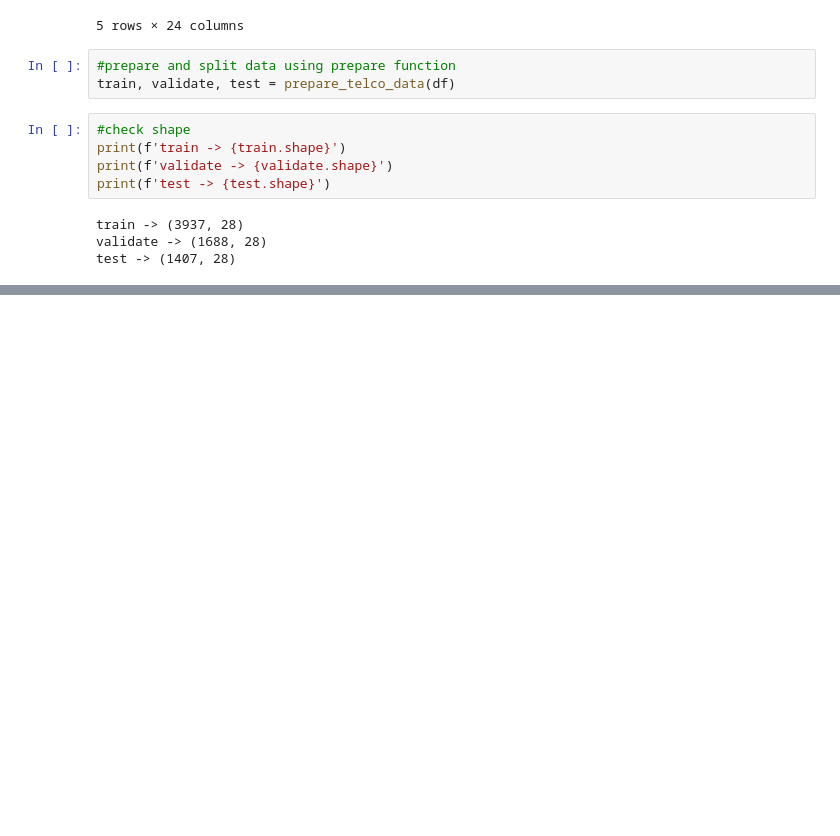
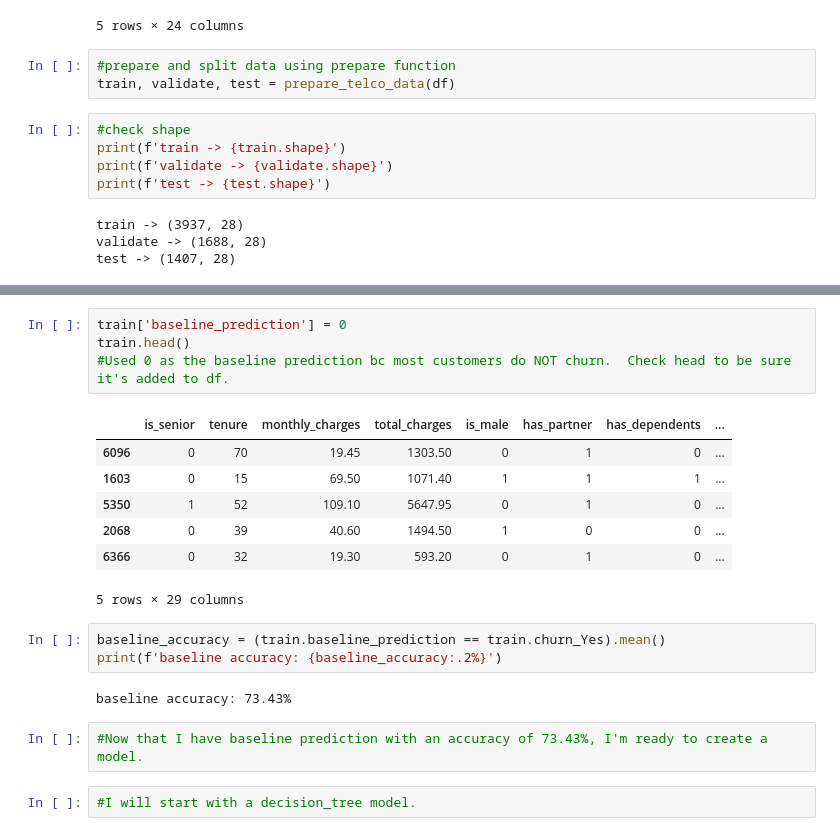
Before and after one commit to Brooke-Holyoak/telco_classification_project, a Jupyter notebook: Telco_scratch2.ipynb, the cells around one changed output, grey strips where cells are left out. Cells and saved outputs as stored; diff of their text form; blank space fills up the shorter version.

```diff
--- a/Telco_scratch2.ipynb
+++ b/Telco_scratch2.ipynb
@@ -48,0 +349,21 @@ test -> (1407, 28)
+# %%
+train['baseline_prediction'] = 0
+train.head()
+#Used 0 as the baseline prediction bc most customers do NOT churn.  Check head to be sure it's added to df.
+# %% [output]
+|  | is_senior | tenure | monthly_charges | total_charges | is_male | has_partner | has_dependents | ... |
+| 6096 | 0 | 70 | 19.45 | 1303.50 | 0 | 1 | 0 | ... |
+| 1603 | 0 | 15 | 69.50 | 1071.40 | 1 | 1 | 1 | ... |
+| 5350 | 1 | 52 | 109.10 | 5647.95 | 0 | 1 | 0 | ... |
+| 2068 | 0 | 39 | 40.60 | 1494.50 | 1 | 0 | 0 | ... |
+| 6366 | 0 | 32 | 19.30 | 593.20 | 0 | 1 | 0 | ... |
+5 rows × 29 columns
+# %%
+baseline_accuracy = (train.baseline_prediction == train.churn_Yes).mean()
+print(f'baseline accuracy: {baseline_accuracy:.2%}')
+# %% [output]
+baseline accuracy: 73.43%
+# %%
+#Now that I have baseline prediction with an accuracy of 73.43%, I'm ready to create a model.
+# %%
+#I will start with a decision_tree model.
```
Also changed, not shown: parts of 42 cells of this notebook, 3 other files.
